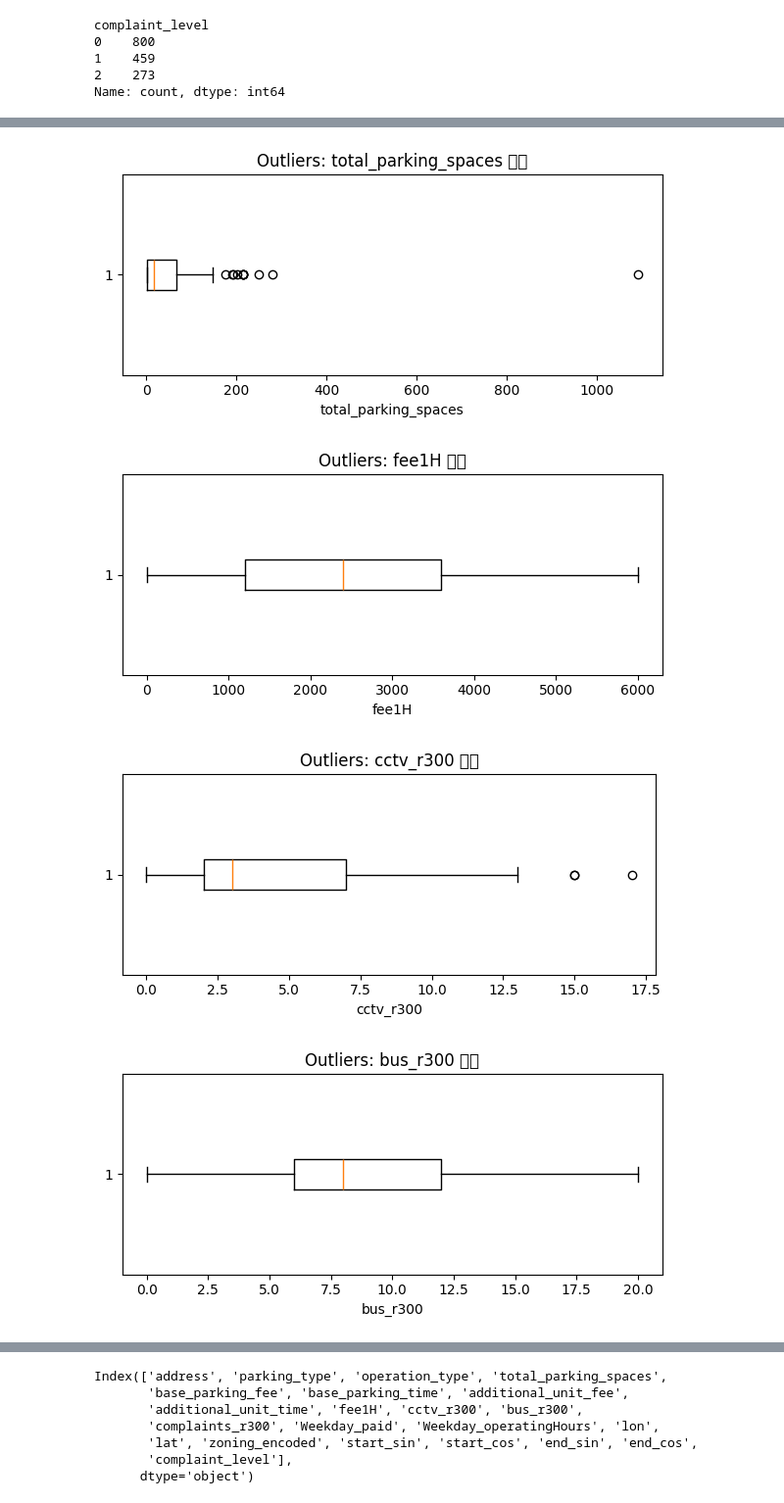
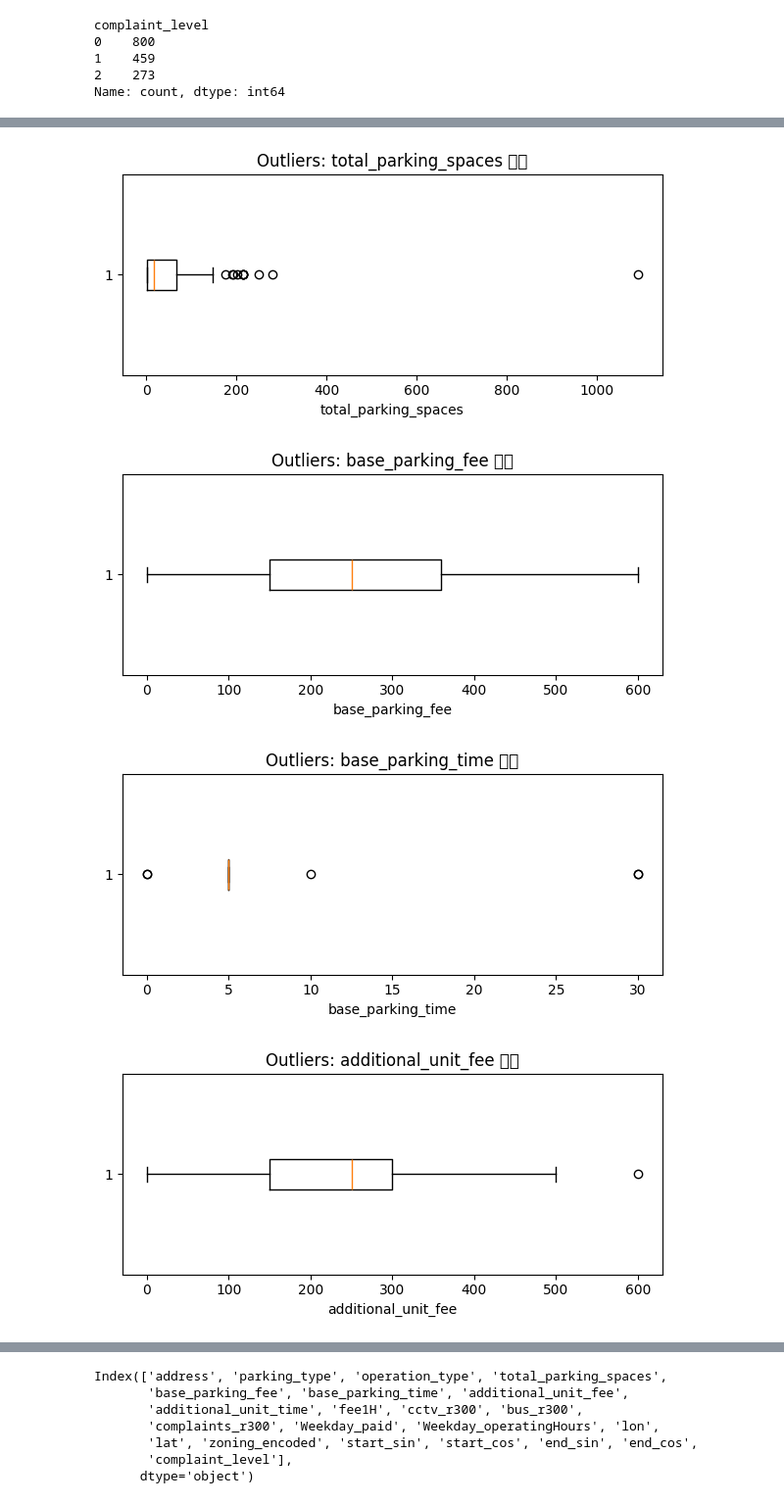
Before and after one commit to vxlmlxv/20251R0136COSE47101, a Jupyter notebook: randomforest_dong.ipynb, the cells around one changed output, grey strips where cells are left out. Shown: that part at 98% size. Drawn from its saved outputs; the diff is of its cells as text; code cells hidden in the pictures.

```diff
--- a/randomforest_dong.ipynb
+++ b/randomforest_dong.ipynb
@@ -64,16 +54,16 @@ Index(['address', 'parking_type', 'operation_type', 'total_parking_spaces',
 # %%
-'''# ─── 1) 이상치(outliers) 그룹 복사 ──────────────────────────────────────────
+# ─── 1) 이상치(outliers) 그룹 복사 ──────────────────────────────────────────
 df_out = outliers.copy()
 
 # ─── 2) 분석에 사용할 피처 리스트 정의 ───────────────────────────────────────
 features = [
     "total_parking_spaces",
-    "fee1H",
+    "base_parking_fee",
+    "base_parking_time",
+    "additional_unit_fee",
+    "additional_unit_time",
     "cctv_r300",
-    "bus_r300",
-    "Weekday_paid",
-    "Weekday_operatingHours",
-    "zoning_encoded"
+    "bus_r300"
     # 필요하면 인구밀도, 상권지수 등 외부 요인 컬럼 추가
 ]
 
@@ -96,7 +86,7 @@ for col in features:
 from sklearn.cluster import KMeans
 
 # 클러스터 개수 설정 (예: 2)
-n_clusters = 3
+n_clusters = 2
 kmeans = KMeans(n_clusters=n_clusters, random_state=0)
 df_out["subcluster"] = kmeans.fit_predict(df_out[features])
 
@@ -107,6 +97,5 @@ print(df_out.groupby("subcluster")[features].mean())
 # ─── 6) 서브클러스터별 샘플 개수 확인 ────────────────────────────────────
 print("\n=== Subcluster별 샘플 수 ===")
 print(df_out["subcluster"].value_counts())
-'''
 # %% [output]
 === 이상치 그룹 기술통계 ===
@@ -132,4 +121,4 @@ max                 24.000000       10.000000
 [figure]
-[figure, old version]
+[figure, new version]
-[figure, old version]
+[figure, new version]
-[figure, old version]
+[figure, new version]
```
Also changed, not shown: parts of 2 cells of this notebook, 1 other file.
